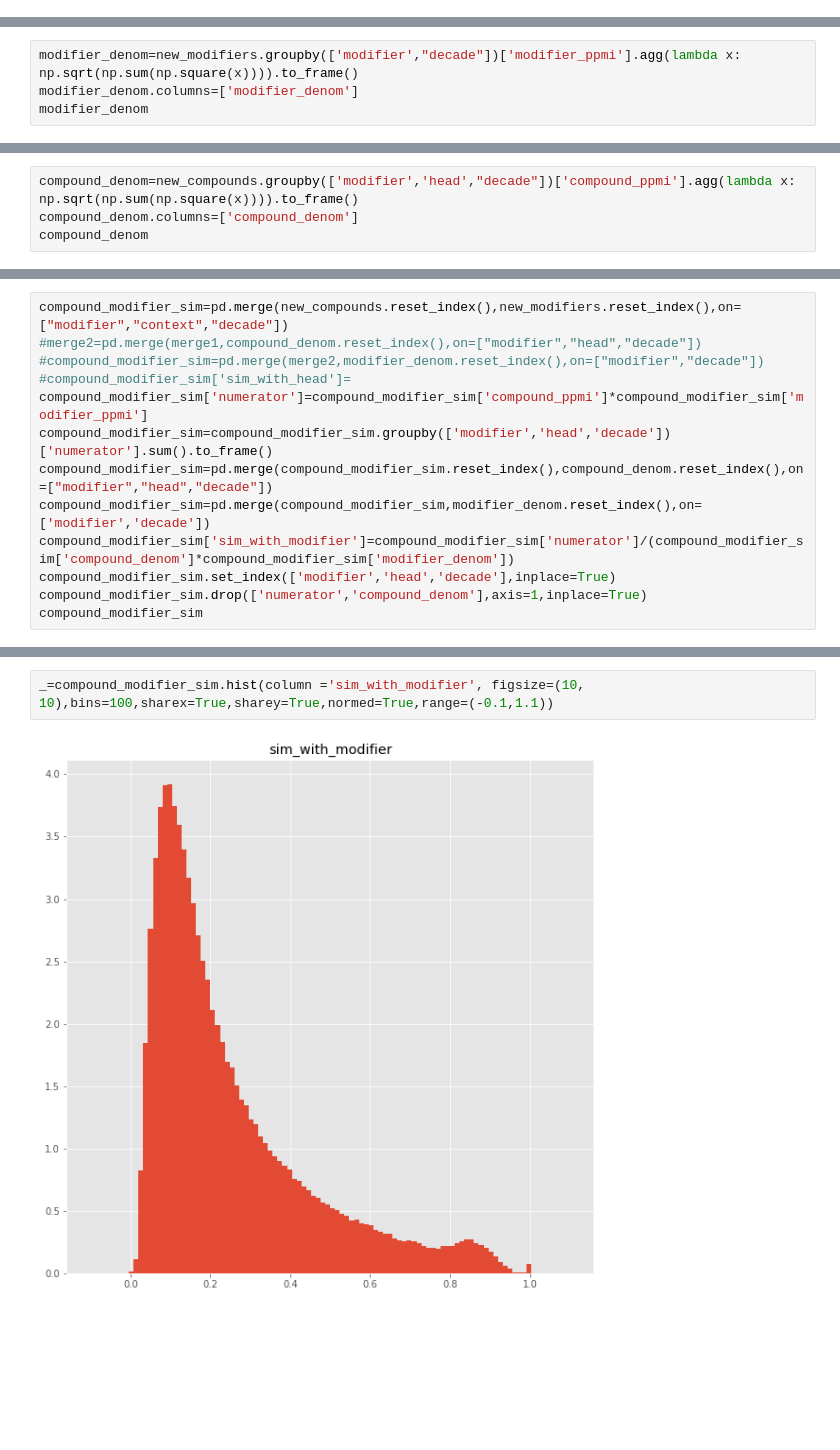
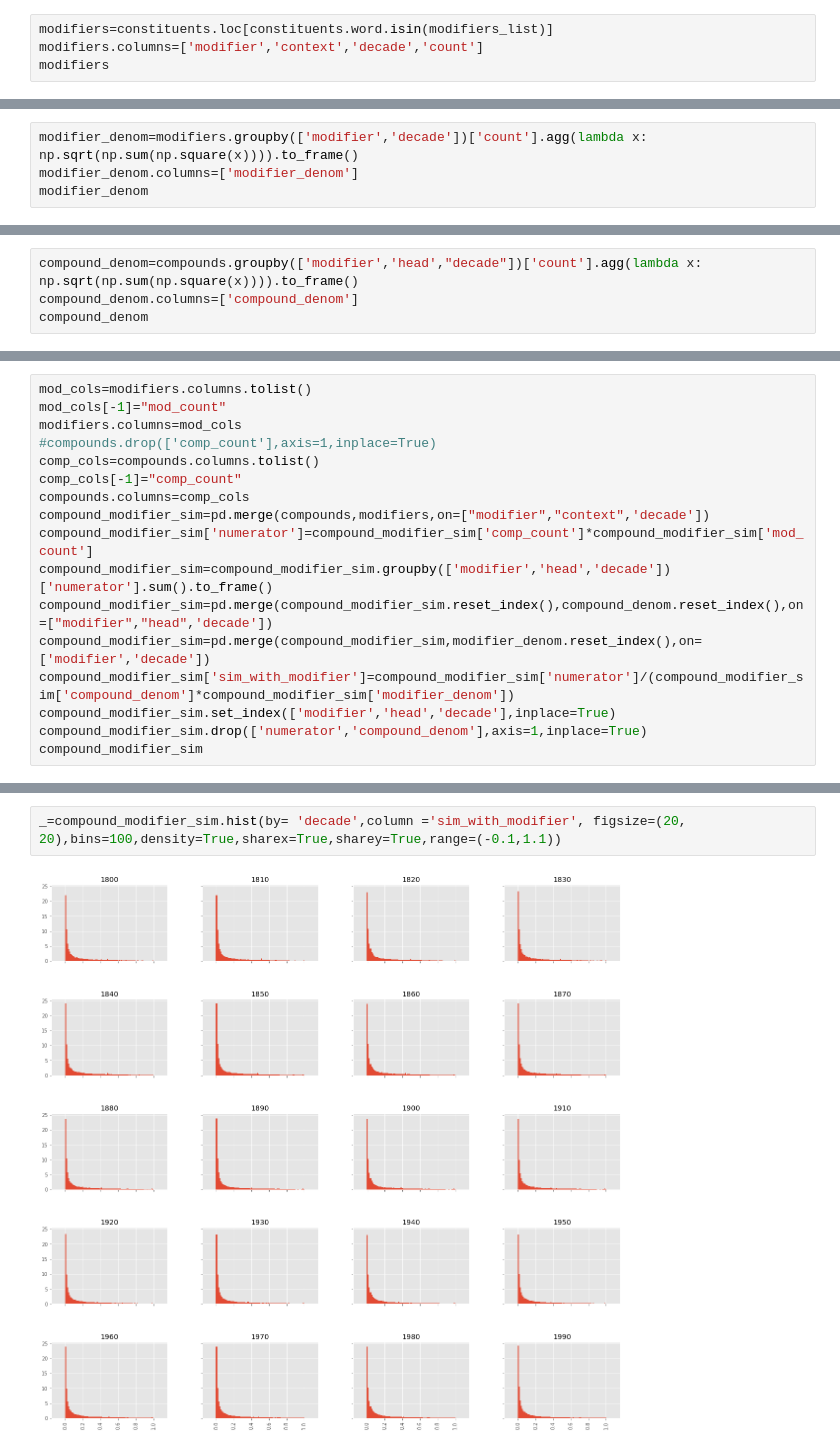
Before and after one commit to prajitdhar/Compounding, a Jupyter notebook: novel_compound_predictor/Preprocessing_semantic.ipynb, the cells around one changed output, grey strips where cells are left out. Saved outputs shown, nothing was run; the diff lists cells and outputs as text; blank space fills up the shorter version.

```diff
--- a/novel_compound_predictor/Preprocessing_semantic.ipynb
+++ b/novel_compound_predictor/Preprocessing_semantic.ipynb
@@ -350,0 +109,4 @@ heads.to_csv("/data/dharp/compounding/datasets/heads_reduced.csv",sep="\t")
+# %%
+modifiers=constituents.loc[constituents.word.isin(modifiers_list)]
+modifiers.columns=['modifier','context','decade','count']
+modifiers
@@ -653,5 +271,5 @@ Name: compound_ppmi, dtype: float64
 # %%
-modifier_denom=new_modifiers.groupby(['modifier',"decade"])['modifier_ppmi'].agg(lambda x: np.sqrt(np.sum(np.square(x)))).to_frame()
+modifier_denom=modifiers.groupby(['modifier','decade'])['count'].agg(lambda x: np.sqrt(np.sum(np.square(x)))).to_frame()
 modifier_denom.columns=['modifier_denom']
 modifier_denom
 # %% [output]
@@ -701,5 +319,5 @@ head_denom
 # %%
-compound_denom=new_compounds.groupby(['modifier','head',"decade"])['compound_ppmi'].agg(lambda x: np.sqrt(np.sum(np.square(x)))).to_frame()
+compound_denom=compounds.groupby(['modifier','head',"decade"])['count'].agg(lambda x: np.sqrt(np.sum(np.square(x)))).to_frame()
 compound_denom.columns=['compound_denom']
 compound_denom
 # %% [output]
@@ -727,11 +343,15 @@ compound_denom
 # %%
-compound_modifier_sim=pd.merge(new_compounds.reset_index(),new_modifiers.reset_index(),on=["modifier","context","decade"])
-#merge2=pd.merge(merge1,compound_denom.reset_index(),on=["modifier","head","decade"])
-#compound_modifier_sim=pd.merge(merge2,modifier_denom.reset_index(),on=["modifier","decade"])
-#compound_modifier_sim['sim_with_head']=
-compound_modifier_sim['numerator']=compound_modifier_sim['compound_ppmi']*compound_modifier_sim['modifier_ppmi']
+mod_cols=modifiers.columns.tolist()
+mod_cols[-1]="mod_count"
+modifiers.columns=mod_cols
+#compounds.drop(['comp_count'],axis=1,inplace=True)
+comp_cols=compounds.columns.tolist()
+comp_cols[-1]="comp_count"
+compounds.columns=comp_cols
+compound_modifier_sim=pd.merge(compounds,modifiers,on=["modifier","context",'decade'])
+compound_modifier_sim['numerator']=compound_modifier_sim['comp_count']*compound_modifier_sim['mod_count']
 compound_modifier_sim=compound_modifier_sim.groupby(['modifier','head','decade'])['numerator'].sum().to_frame()
-compound_modifier_sim=pd.merge(compound_modifier_sim.reset_index(),compound_denom.reset_index(),on=["modifier","head","decade"])
+compound_modifier_sim=pd.merge(compound_modifier_sim.reset_index(),compound_denom.reset_index(),on=["modifier","head",'decade'])
 compound_modifier_sim=pd.merge(compound_modifier_sim,modifier_denom.reset_index(),on=['modifier','decade'])
 compound_modifier_sim['sim_with_modifier']=compound_modifier_sim['numerator']/(compound_modifier_sim['compound_denom']*compound_modifier_sim['modifier_denom'])
 compound_modifier_sim.set_index(['modifier','head','decade'],inplace=True)
@@ -771,5 +391,5 @@ max          1.000
 Name: sim_with_modifier, dtype: float64
 # %%
-_=compound_modifier_sim.hist(column ='sim_with_modifier', figsize=(10, 10),bins=100,sharex=True,sharey=True,normed=True,range=(-0.1,1.1))
+_=compound_modifier_sim.hist(by= 'decade',column ='sim_with_modifier', figsize=(20, 20),bins=100,density=True,sharex=True,sharey=True,range=(-0.1,1.1))
 # %% [output]
-[figure, old version]
+[figure, new version]
```
Also changed, not shown: parts of 91 cells of this notebook, 22 other files.
